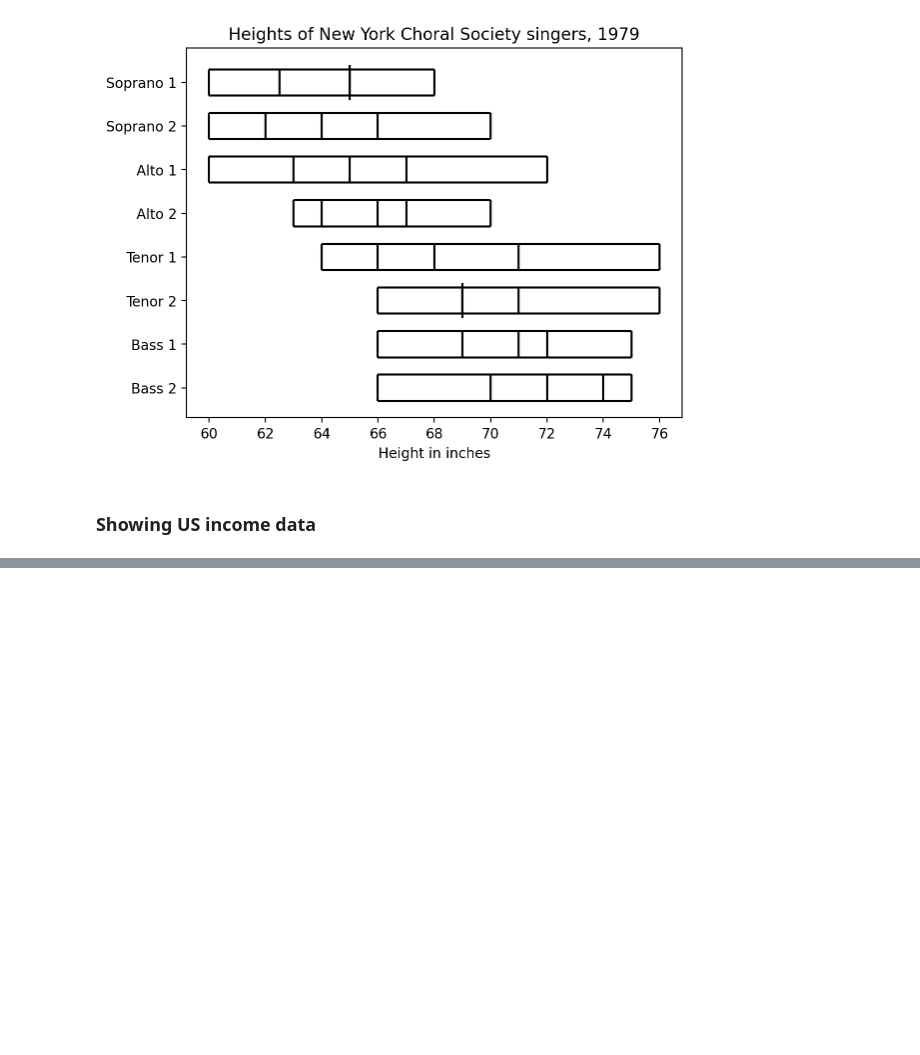
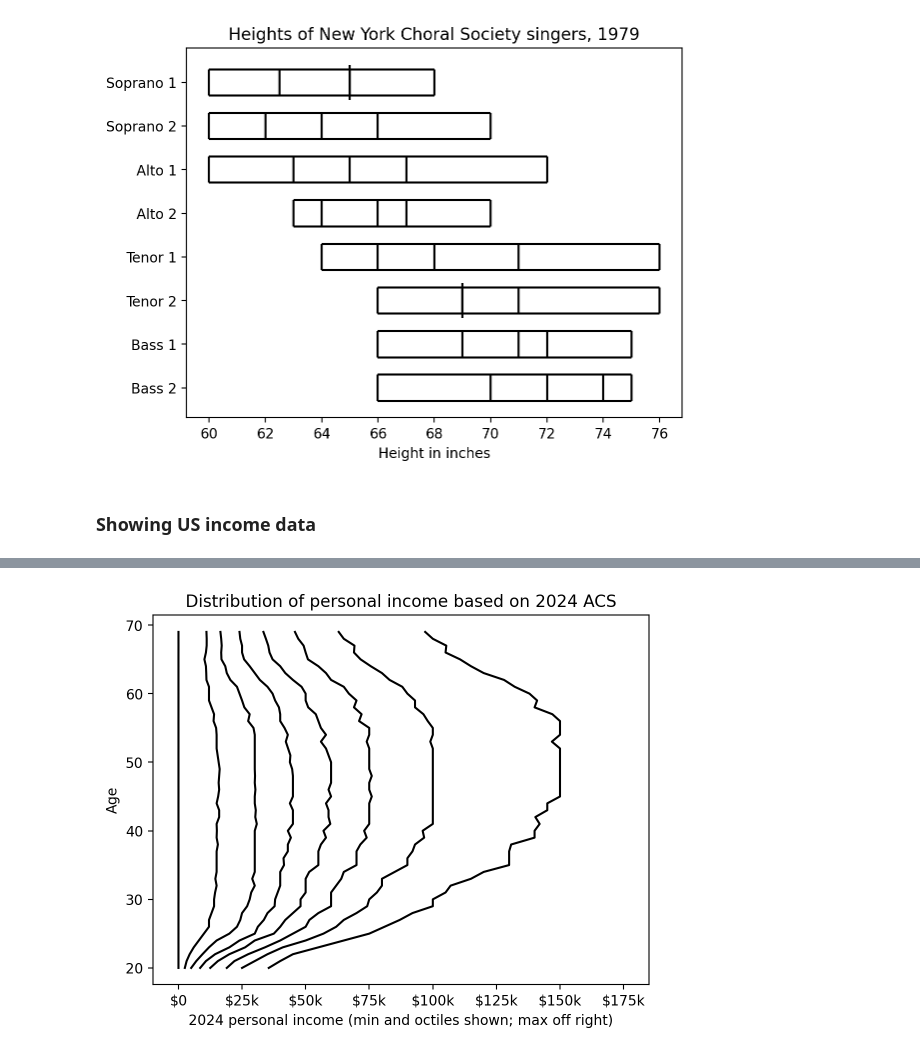
Before and after one commit to ajschumacher/pavement, a Jupyter notebook: examples/demo.ipynb, the cells around one changed output, grey strips where cells are left out. Cells and saved outputs as stored; diff of their text form; code cells hidden in the pictures; blank space fills up the shorter version.

```diff
--- a/examples/demo.ipynb
+++ b/examples/demo.ipynb
@@ -82,0 +83,20 @@ plt.show()
+# %%
+ages = list(range(20, 70))
+bins = 8
+levels = list(x/bins for x in range(bins + 1))
+quantiles = []
+for age in ages:
+    data, weights = pavement.sort(incomes.dollars[incomes.age == age],
+                                  incomes.sample_weight[incomes.age == age])
+    quantiles.append(pavement.quantiles(data, levels, weights))
+# %%
+for index, series in enumerate(np.stack(quantiles).T):
+    plt.plot(series, ages, color='black')
+plt.xlim(-10_000, 185_000)
+plt.gca().xaxis.set_major_formatter(mticker.FuncFormatter(lambda x, _: f'${int(x/1000)}k' if x != 0 else '$0'))
+plt.xlabel('2024 personal income (min and octiles shown; max off right)')
+plt.ylabel('Age')
+plt.title('Distribution of personal income based on 2024 ACS')
+plt.show()
+# %% [output]
+[figure, added]
```
Also changed, not shown: parts of 1 cell of this notebook.
